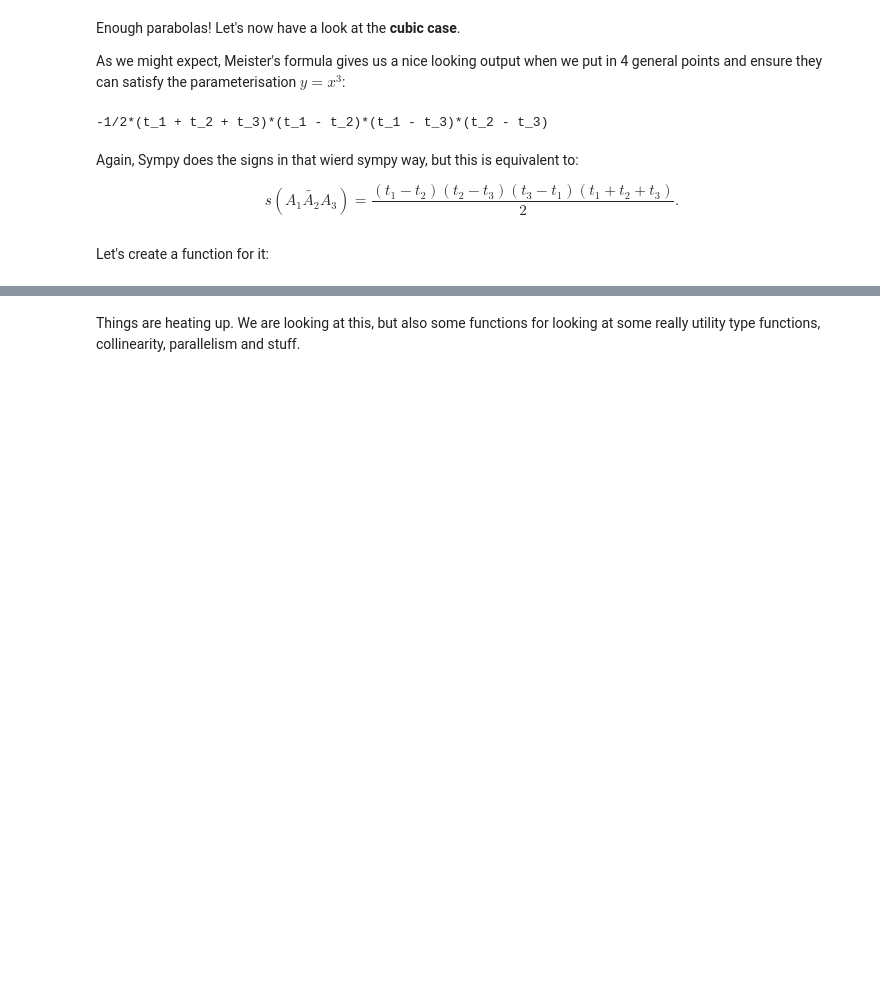
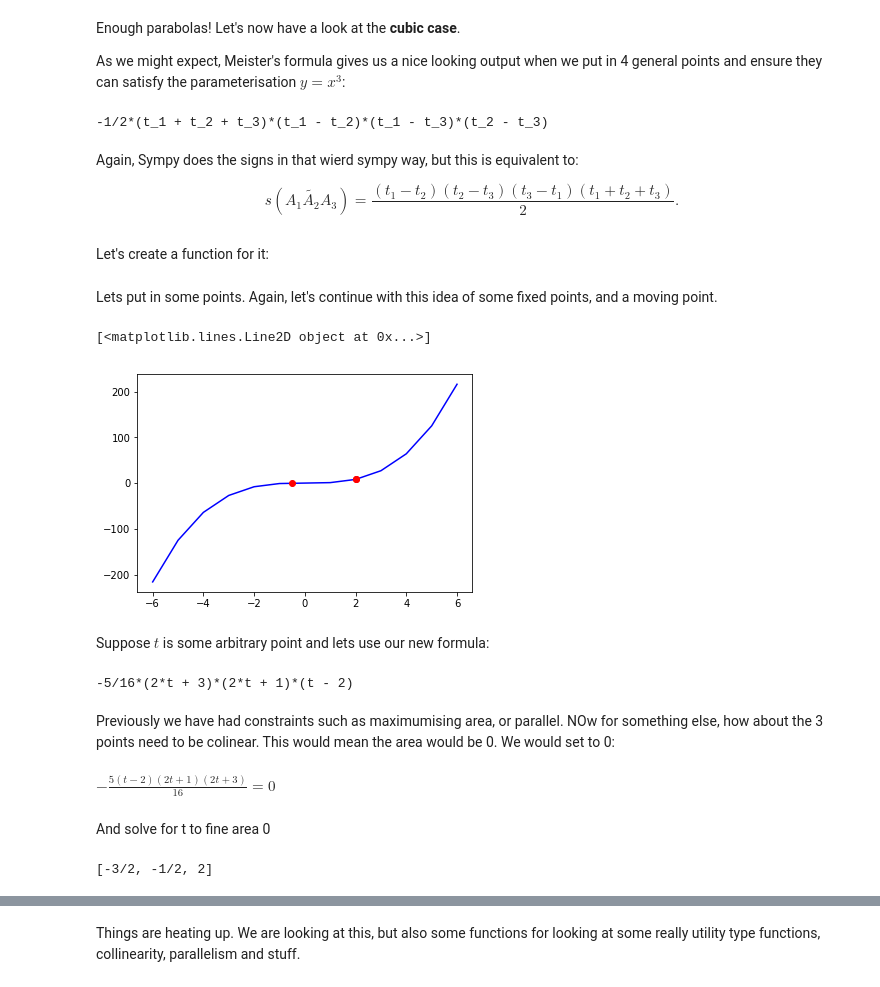
Before and after one commit to jgab3103/Jamie-Gabriel, a Jupyter notebook: Notebooks/Algebraic_Calculus_Notes_3.ipynb, the cells around one changed output, grey strips where cells are left out. Saved outputs shown, nothing was run; the diff lists cells and outputs as text; code cells hidden in the pictures; blank space fills up the shorter version.

Commit message:
updated triangle on standard cubic

```diff
--- a/Notebooks/Algebraic_Calculus_Notes_3.ipynb
+++ b/Notebooks/Algebraic_Calculus_Notes_3.ipynb
@@ -193,0 +194,39 @@ def compute_using_meister_with_cubic_paramatisation(a, b, c, d):
+# %% [markdown]
+Lets put in some points. Again, let's continue with this idea of some fixed points, and a moving point.
+# %%
+fig, ax = plt.subplots()
+x2 = np.arange(start=-6, stop=7, step=1)
+y2 = x2^3
+
+points_choice = np.array([[2,8], [-1/2,-1/8]])
+points_for_plotting = np.append(points_choice, [points_choice[0]], axis=0)
+
+x1 = [e[0] for e in points_for_plotting]
+y1 = [e[1] for e in points_for_plotting]
+
+plt.plot(x2, y2, 'b')
+plt.plot(x1, y1, 'ro')
+# %% [output]
+[<matplotlib.lines.Line2D object at 0x...>]
+[figure, added]
+# %% [markdown]
+Suppose $t$ is some arbitrary point and lets use our new formula:
+# %%
+t = sp.symbols('t')
+s = compute_using_meister_with_cubic_paramatisation(2, -1/2, t)
+show(s)
+# %% [output]
+-5/16*(2*t + 3)*(2*t + 1)*(t - 2)
+# %% [markdown]
+Previously we have had constraints such as maximumising area, or parallel. NOw for something else, how about the 3 points need to be colinear. This would mean the area would be 0. We would set to 0:
+# %%
+e = sp.Eq(s, 0)
+e
+# %% [output]
+$\displaystyle - \frac{5 \left(t - 2\right) \left(2 t + 1\right) \left(2 t + 3\right)}{16} = 0$
+# %% [markdown]
+And solve for t to fine area 0
+# %%
+sp.solve(e, t)
+# %% [output]
+[-3/2, -1/2, 2]
```
Also changed, not shown: parts of 4 cells of this notebook.
